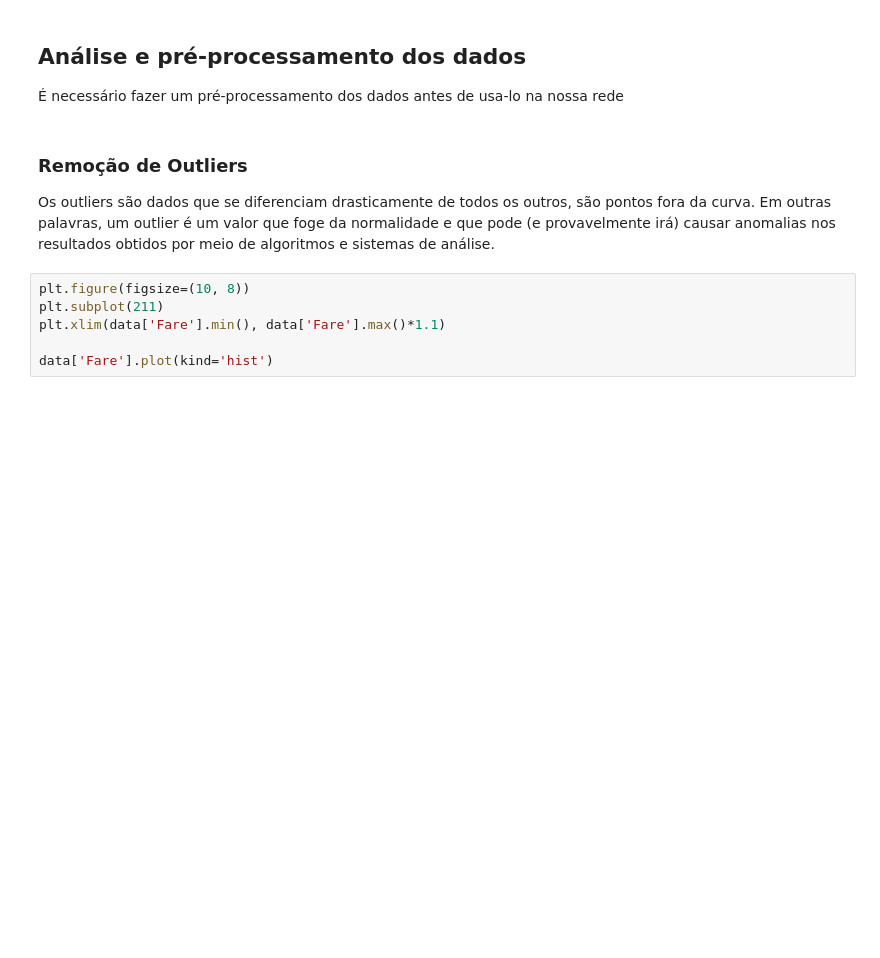
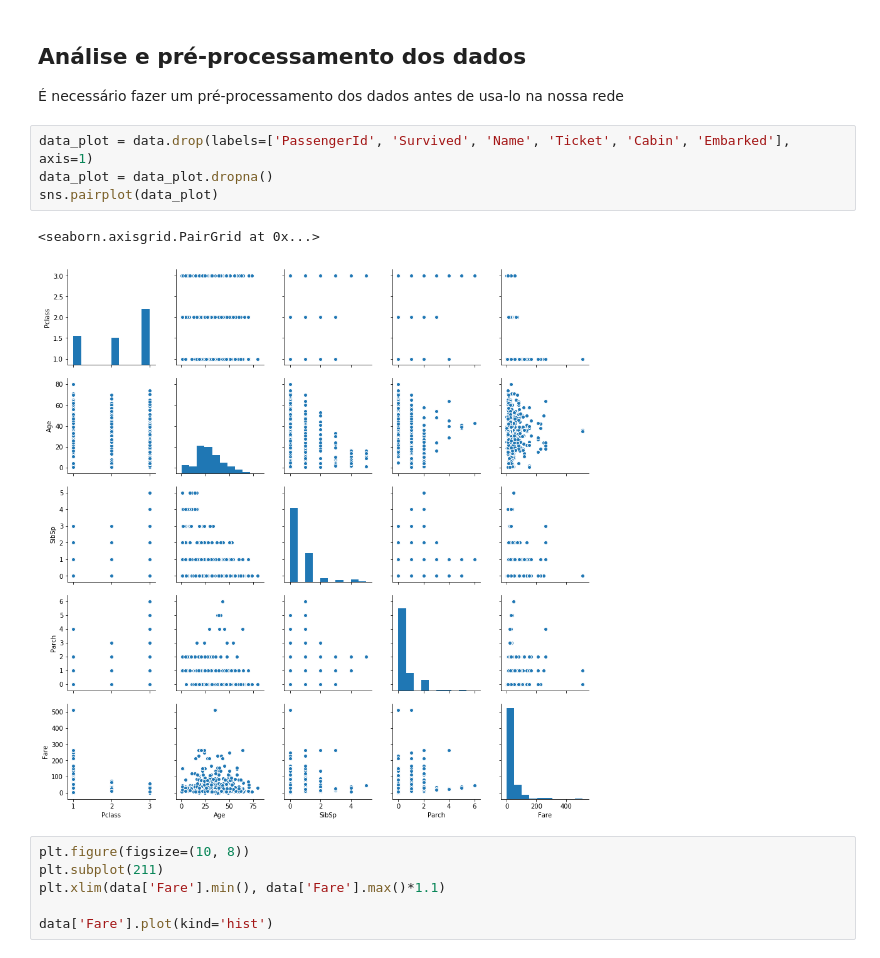
Before and after one commit to alvesmarcos/deep-learning, a Jupyter notebook: CI1107219/Manipulando dados/Manipulando Dados.ipynb, the cells around one changed output. Cells and saved outputs as stored; diff of their text form; blank space fills up the shorter version.

```diff
--- a/CI1107219/Manipulando dados/Manipulando Dados.ipynb
+++ b/CI1107219/Manipulando dados/Manipulando Dados.ipynb
@@ -84,10 +100,13 @@ data.head()
 ## Análise e pré-processamento dos dados
 
 É necessário fazer um pré-processamento dos dados antes de usa-lo na nossa rede
-# %% [markdown]
-### Remoção de Outliers
-
-Os outliers são dados que se diferenciam drasticamente de todos os outros, são pontos fora da curva. Em outras palavras, um outlier é um valor que foge da normalidade e que pode (e provavelmente irá) causar anomalias nos resultados obtidos por meio de algoritmos e sistemas de análise.
+# %%
+data_plot = data.drop(labels=['PassengerId', 'Survived', 'Name', 'Ticket', 'Cabin', 'Embarked'], axis=1)
+data_plot = data_plot.dropna()
+sns.pairplot(data_plot)
+# %% [output]
+<seaborn.axisgrid.PairGrid at 0x...>
+[figure, added]
 # %%
 plt.figure(figsize=(10, 8))
 plt.subplot(211)
```
Also changed, not shown: parts of 20 cells of this notebook, 2 other files.
